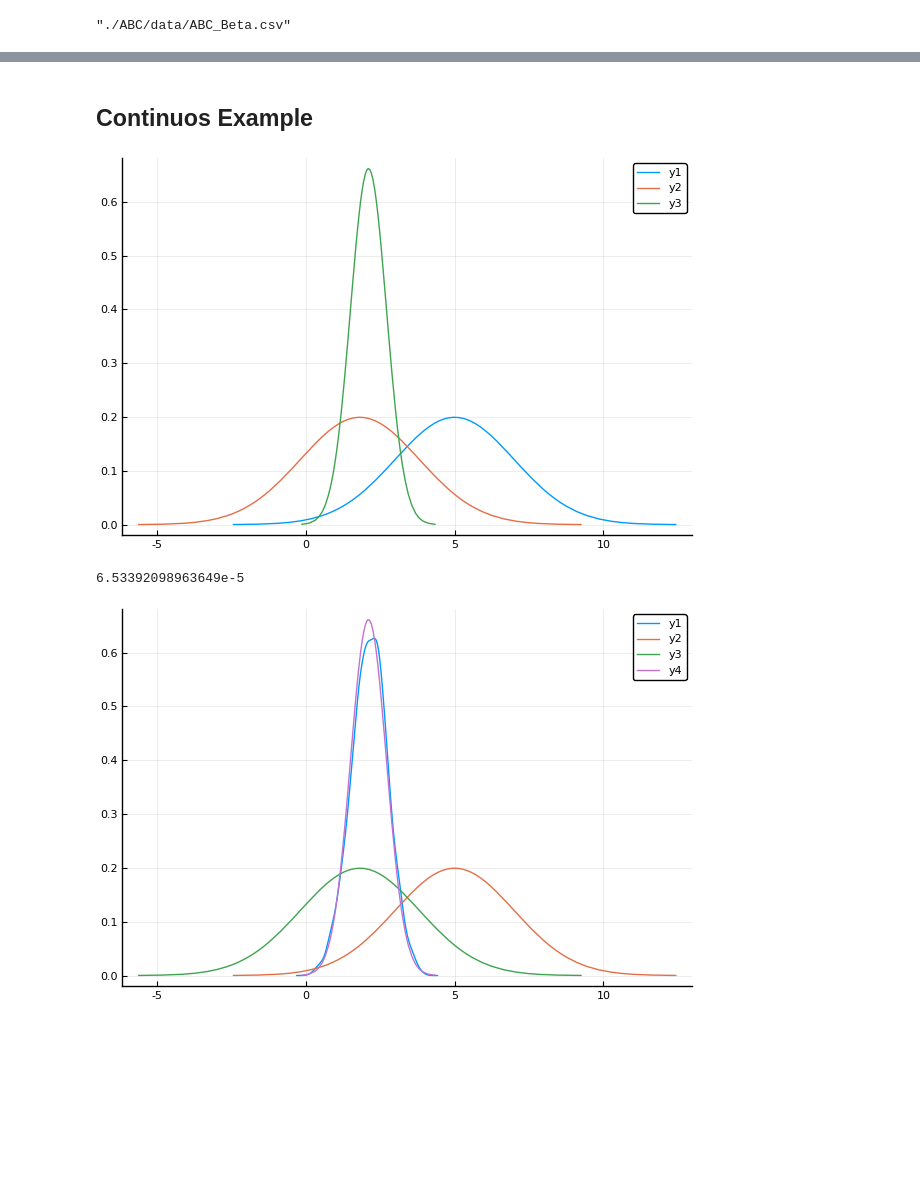
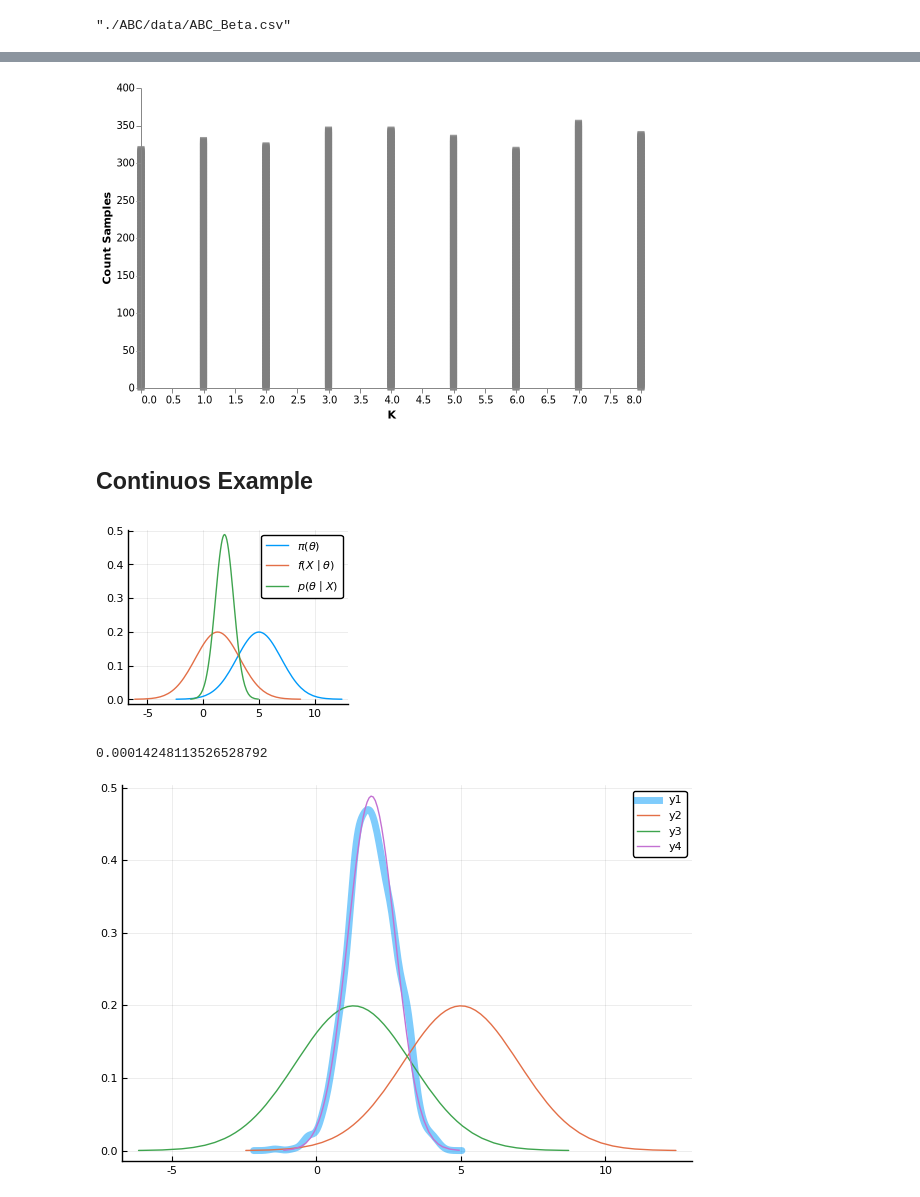
Before and after one commit to davibarreira/Visualizations, a Jupyter notebook: FinalProject/ABC_VegaLite.ipynb, the cells around one changed output, grey strips where cells are left out. Cells and saved outputs as stored; diff of their text form; code cells hidden in the pictures; blank space fills up the shorter version.

```diff
--- a/FinalProject/ABC_VegaLite.ipynb
+++ b/FinalProject/ABC_VegaLite.ipynb
@@ -109,3 +113,23 @@ WARN Can not resolve event source: window
+# %%
+points = df |> vl"""
+  {
+    "view":{"stroke" : null},
+    "width": 500,
+    "height": 300,
+    "mark": {"type": "square"},
+    "encoding": {
+        "x": {"field": "x1", "type": "quantitative","axis": {"grid":false, "title":"K"}},
+        "y": {"field": "x2", "type": "quantitative", "axis": {"grid":false, "title":"Count Samples"}},
+        "size":{"value":50},
+        "color": {
+              "value": "grey",
+              "legend": {"orient": "top", "title": null}
+            }
+}
+}
+"""
+# %% [output]
+[figure, added]
 # %%
 # VegaLite.savespecpec("./ABC/data/ABC_Beta.vegalite", points)
 # %% [markdown]
@@ -113,18 +137,19 @@ WARN Can not resolve event source: window
 # %%
 θ = 5.0
 σ = 2.0
-n = 10
+n = 5
 Random.seed!(38);
 y = rand(Normal(θ,σ),n) .-3
 μ = mean(y)
 τ = 2.0
 μ1= (μ*n*(1/τ^2) + θ*(1/σ^2))/(n*(1/τ^2)+(1/σ^2))
 τ1= sqrt(1/(n*(1/τ^2)+(1/σ^2)))
-plot(Normal(θ,σ))
-plot!(Normal(μ,τ))
-plot!(Normal(μ1,τ1))
+plot(Normal(θ,σ)   ,label=L"\pi(\theta)")
+plot!(Normal(μ,τ)  ,label=L"f(X \mid \theta)")
+p = plot!(Normal(μ1,τ1),label=L"p(\theta \mid X)",size=(250,200))
+savefig(p,"./vis-project/static/images/normaldistribution.png")
 # %% [output]
-[figure, old version]
+[figure, new version]
 # %%
 N    = (10^6)
 θabc = rand(Normal(θ,σ),N)
@@ -137,14 +162,15 @@ rawdistance(z) = sum((z .- y).^2)
 ϵ_raw  = quantile(ρ_raw,0.001)
 ϵ_mean = quantile(ρ_mean,0.001)
 # %% [output]
-6.53392098963649e-5
+0.00014248113526528792
 # %%
 θabc_raw  = θabc[ρ_raw .<= ϵ_raw]
 θabc_mean = θabc[ρ_mean .<= ϵ_mean];
 # %%
-density(θabc_mean,normalize=true)
+density(θabc_mean,normalize=true,lw=5,alpha=0.5)
+# density!(θabc_raw,normalize=true,lw=5,alpha=0.5)
 plot!(Normal(θ,σ))
 plot!(Normal(μ,τ))
 plot!(Normal(μ1,τ1))
 # %% [output]
-[figure, old version]
+[figure, new version]
```
Also changed, not shown: parts of 2 cells of this notebook, 1 other file.
